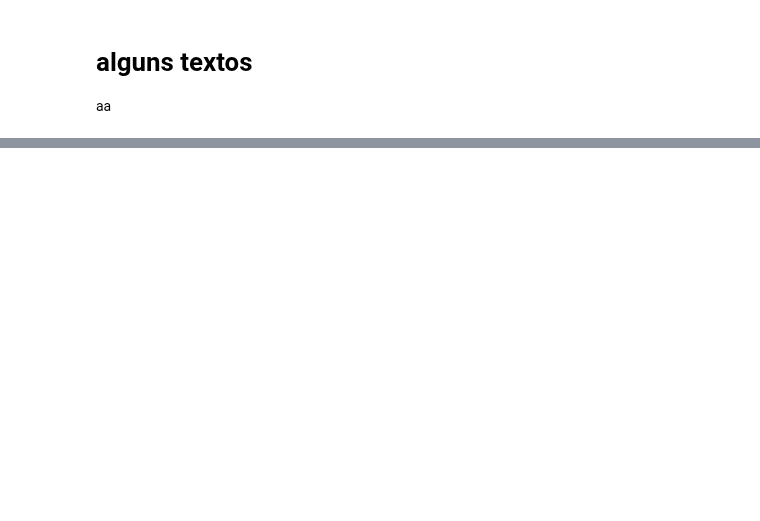
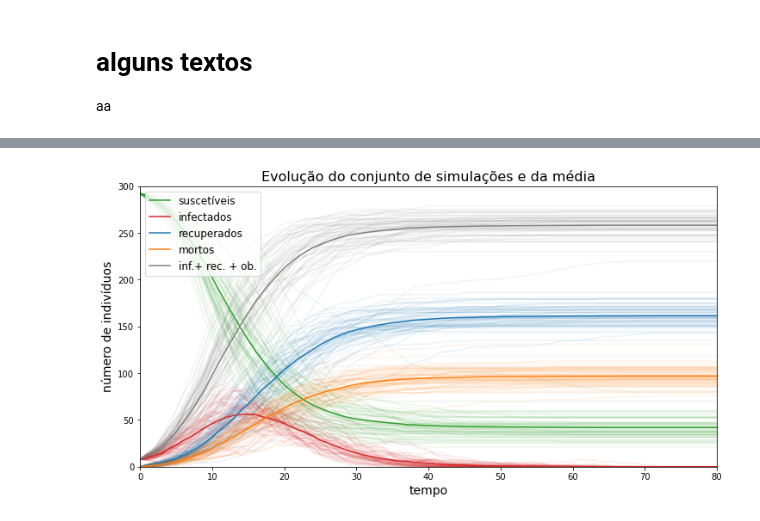
Before and after one commit to Modelagem-Covid-19-RJ/covid19, a Jupyter notebook: modelos/Factory/agent_based/SEIR-QAD_jia_grafos.ipynb, the cells around one changed output, grey strips where cells are left out. Saved outputs shown, nothing was run; the diff lists cells and outputs as text; code cells hidden in the pictures; blank space fills up the shorter version.

```diff
--- a/modelos/Factory/agent_based/SEIR-QAD_jia_grafos.ipynb
+++ b/modelos/Factory/agent_based/SEIR-QAD_jia_grafos.ipynb
@@ -587,0 +404,5 @@ array([0.70252813, 0.41059049, 0.18816847, 0.88813461, 0.79877876])
+# %%
+%time
+X_r = evolucao_grafo_estruturado(pop_0, beta/num_medio_conexoes_r, gamma, d, G_r, tempos,
+                                 num_sim, show='nuvem')
+# %% [output]
@@ -587,0 +410 @@ array([0.70252813, 0.41059049, 0.18816847, 0.88813461, 0.79877876])
+[figure, added]
```
Also changed, not shown: parts of 22 cells of this notebook, 1 other file.
